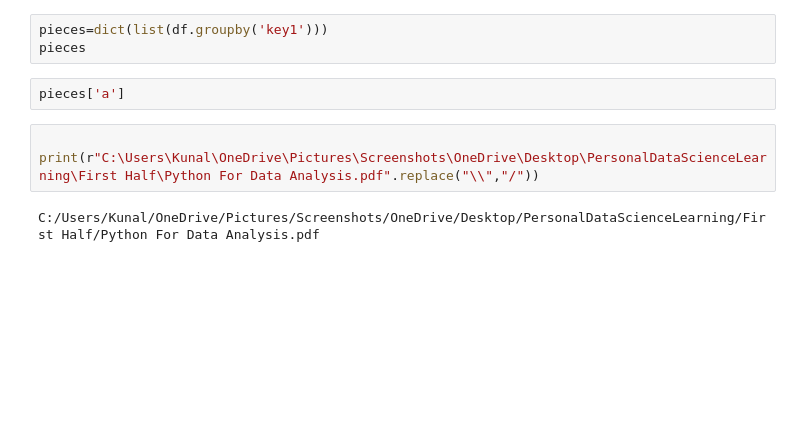
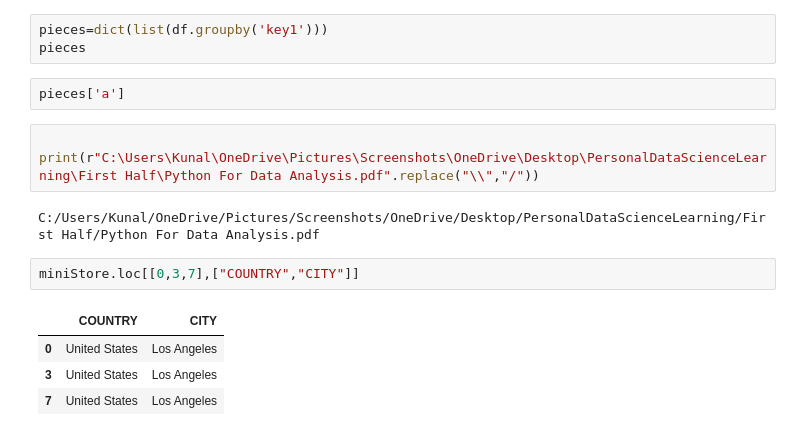
Before and after one commit to kunalmeon/Data-Analysis-Examples, a Jupyter notebook: SuperStoreData.ipynb, the cells around one changed output. Cells and saved outputs as stored; diff of their text form; blank space fills up the shorter version.

```diff
--- a/SuperStoreData.ipynb
+++ b/SuperStoreData.ipynb
@@ -2265,3 +2266,10 @@ pieces['a']
 print(r"C:\Users\Kunal\OneDrive\Pictures\Screenshots\OneDrive\Desktop\PersonalDataScienceLearning\First Half\Python For Data Analysis.pdf".replace("\\","/"))
 # %% [output]
 C:/Users/Kunal/OneDrive/Pictures/Screenshots/OneDrive/Desktop/PersonalDataScienceLearning/First Half/Python For Data Analysis.pdf
+# %%
+miniStore.loc[[0,3,7],["COUNTRY","CITY"]]
+# %% [output]
+|  | COUNTRY | CITY |
+| 0 | United States | Los Angeles |
+| 3 | United States | Los Angeles |
+| 7 | United States | Los Angeles |
```
Also changed, not shown: parts of 1 cell of this notebook.
